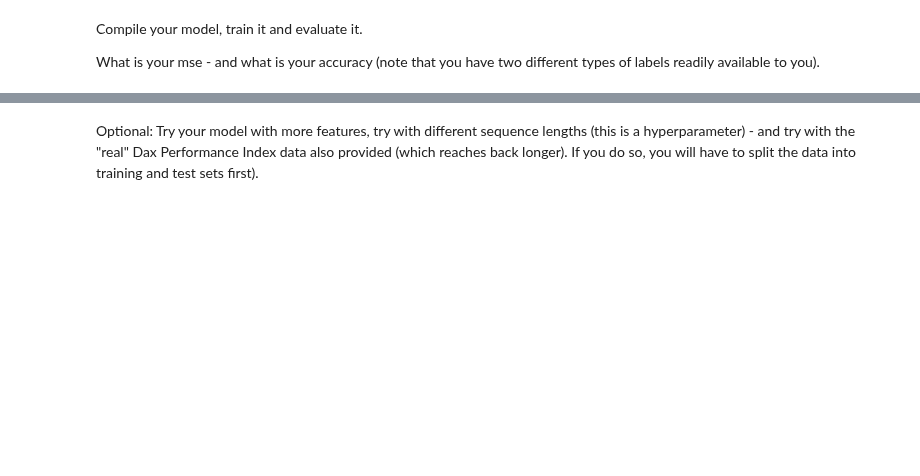
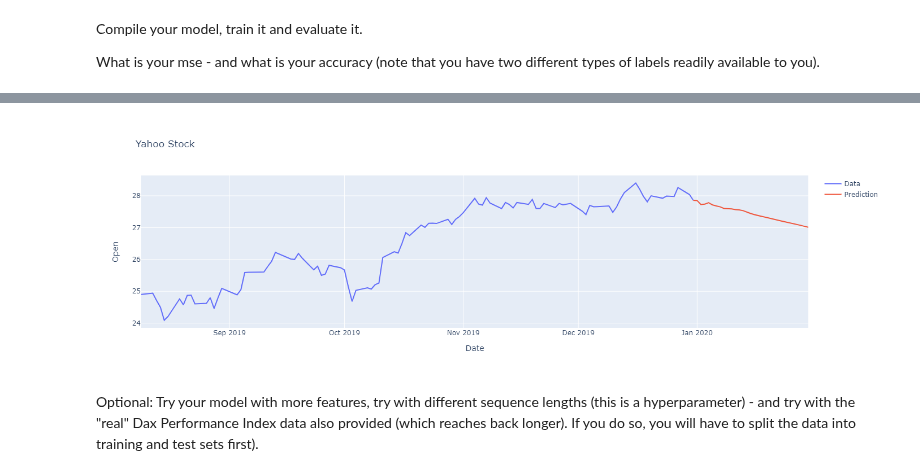
Before and after one commit to mlukan/GDA3B2021, a Jupyter notebook: NN/Stock_Prediction_Quest.ipynb, the cells around one changed output, grey strips where cells are left out. Cells and saved outputs as stored; diff of their text form; code cells hidden in the pictures; blank space fills up the shorter version.

```diff
--- a/NN/Stock_Prediction_Quest.ipynb
+++ b/NN/Stock_Prediction_Quest.ipynb
@@ -214,2 +304,27 @@ What is your mse - and what is your accuracy (note that you have two different t
+# %%
+import plotly.graph_objects as go
+open_data=open_data.reshape((-1))
+trace1 = go.Scatter(
+    x = dates[-100:],
+    y = open_data[-100:],
+    mode = 'lines',
+    name = 'Data'
+)
+trace2 = go.Scatter(
+    x = forecast_dates,
+    y = forecast,
+    mode = 'lines',
+    name = 'Prediction'
+)
+
+layout = go.Layout(
+    title = "Yahoo Stock",
+    xaxis = {'title' : "Date"},
+    yaxis = {'title' : "Open"}
+)
+fig = go.Figure(data=[trace1, trace2], layout=layout)
+fig.show();
+# %% [output]
+[figure, added]
 # %% [markdown]
 Optional: Try your model with more features, try with different sequence lengths (this is a hyperparameter) - and try with the "real" Dax Performance Index data also provided (which reaches back longer). If you do so, you will have to split the data into training and test sets first).
```
Also changed, not shown: parts of 12 cells of this notebook.
